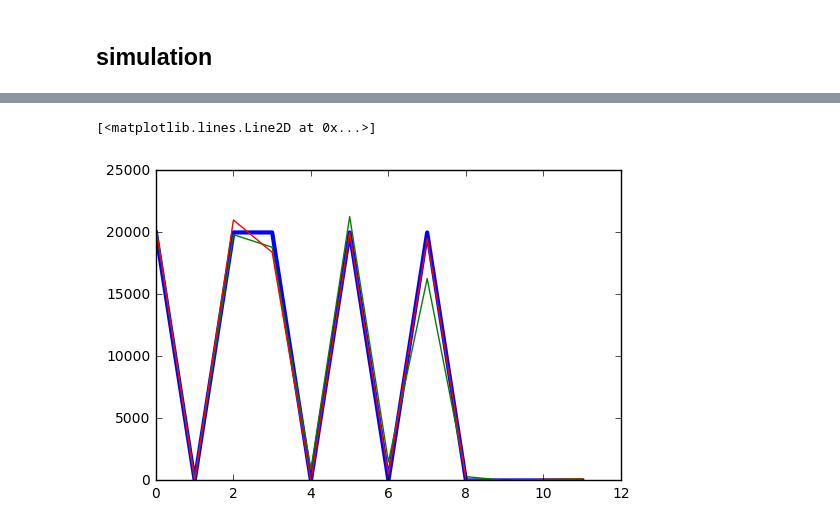
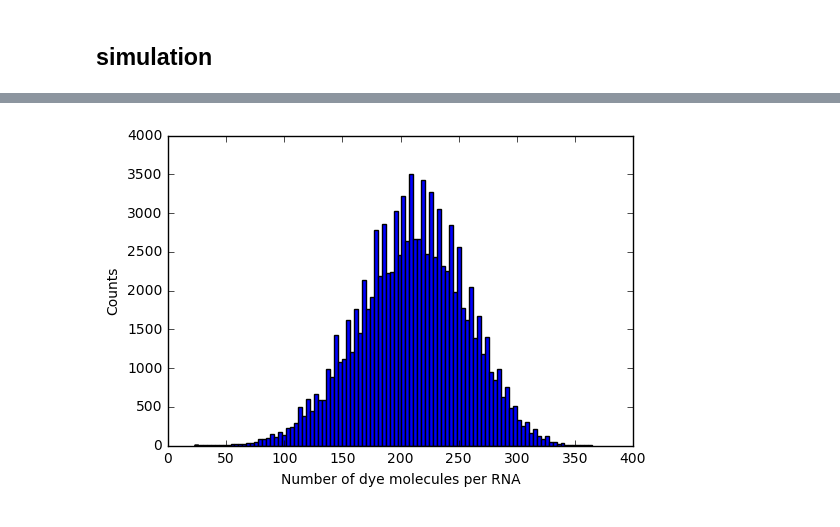
Before and after one commit to sofroniewn/unmixer, a Jupyter notebook: example.ipynb, the cells around one changed output, grey strips where cells are left out. Saved outputs shown, nothing was run; the diff lists cells and outputs as text; code cells hidden in the pictures.

```diff
--- a/example.ipynb
+++ b/example.ipynb
@@ -197,6 +197,6 @@ chart.encode(X('wavelength_nm', scale=Scale(domain=[450, 750])))
 [figure]
 # %%
 from unmixer import convert
-coeffs_spectra = [convert(lines, bands, d['spectrum'], sum_lasers=False) for d in dyes]
+coeffs_spectra = [convert(lines, bands, d['spectrum'], sum_lasers=True) for d in dyes]
 # %% [markdown]
 ## simulation
@@ -321,2 +202,0 @@ def rl(A, y, iterations=100):
-# %%
-x = infer(signal, coeff, method = 'rl')
@@ -329,3 +202,0 @@ print(x)
-# %%
-x = rl(A, y, iterations=2000)
-print(x)
@@ -345,10 +202,0 @@ results, rnorm = nnls(A, y)
-# %%
-plt.plot(counts,lw=3)
-plt.plot(x)
-plt.plot(results)
-
-
-#plt.ylim([-.1, 2000])
-# %% [output]
-[<matplotlib.lines.Line2D at 0x...>]
-[figure, removed]
@@ -354,0 +207,28 @@ plt.plot(results)
+# %%
+# create coefficients and configuration
+# could optionally load from JSON files (see test/resources for examples)
+coeff = {'emission': [x[1] for x in coeffs_spectra],
+         'excitation': [x[0] for x in coeffs_spectra],
+         'noise': 1.6, #rms error
+         'graylevel' : 37000.0/2**16, #dynamic range 37,000 and 16-bit AD converter
+         'bits' : 16,
+         'qe' : 0.82, #max qe
+         'nDyesPerGene' : 4,
+         'nTargetsPerDye' : 10,
+         'pTargetBinding' : 0.7,
+         'nDyeMoleculesPerTarget' : 30,
+         'nPhotonsPerDyeMolecule' : 10,
+         'nPhotonsBackground' : 10,
+         'amplification' : True
+        }
+
+tmp = []
+for i in range(100000):
+    nDM = nDyeMolecules(coeff['nTargetsPerDye'], coeff['pTargetBinding'], coeff['nDyeMoleculesPerTarget'])
+    tmp.append(nDM)
+# %%
+plt.hist(tmp, bins=100);
+plt.xlabel('Number of dye molecules per RNA');
+plt.ylabel('Counts');
+# %% [output]
+[figure, added]
```
Also changed, not shown: parts of 35 cells of this notebook, 3 other files.
